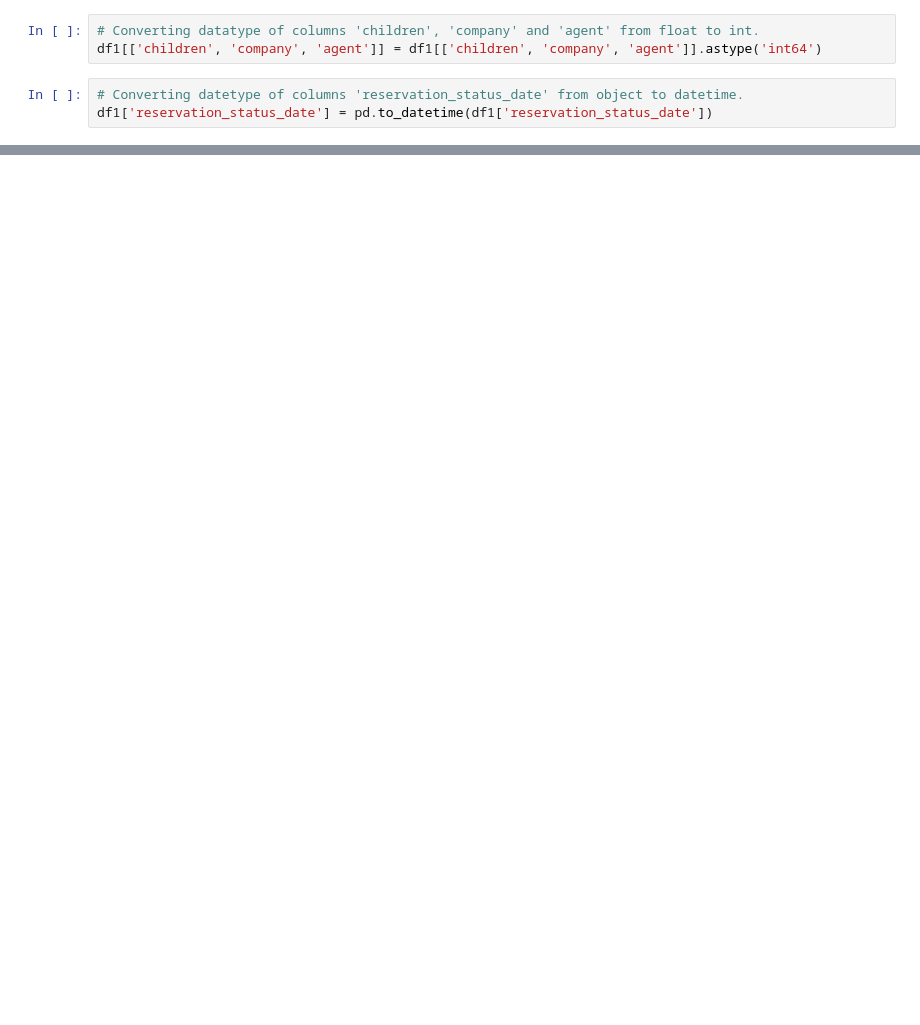
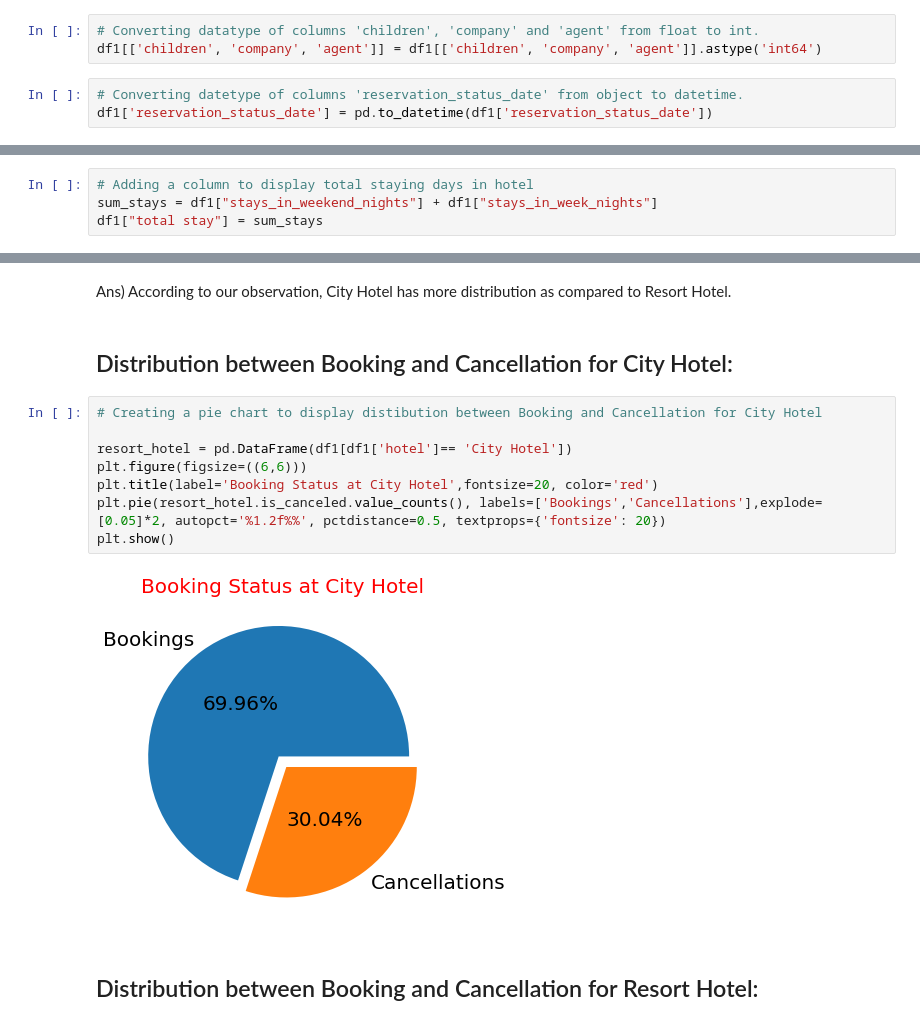
Before and after one commit to Keshaw9516/Hotel_Booking_Analysis_EDA, a Jupyter notebook: Hotel_Booking_Analysis_Capstone_Project.ipynb, the cells around one changed output, grey strips where cells are left out. Cells and saved outputs as stored; diff of their text form; blank space fills up the shorter version.

```diff
--- a/Hotel_Booking_Analysis_Capstone_Project.ipynb
+++ b/Hotel_Booking_Analysis_Capstone_Project.ipynb
@@ -454,0 +319,4 @@ plt.show()
+# %%
+# Adding a column to display total staying days in hotel
+sum_stays = df1["stays_in_weekend_nights"] + df1["stays_in_week_nights"]
+df1["total stay"] = sum_stays
@@ -454,0 +339,16 @@ plt.show()
+# %% [markdown]
+Ans) According to our observation, City Hotel has more distribution as compared to Resort Hotel.
+# %% [markdown]
+## Distribution between Booking and Cancellation for City Hotel:
+# %%
+# Creating a pie chart to display distibution between Booking and Cancellation for City Hotel
+
+resort_hotel = pd.DataFrame(df1[df1['hotel']== 'City Hotel'])
+plt.figure(figsize=((6,6)))
+plt.title(label='Booking Status at City Hotel',fontsize=20, color='red')
+plt.pie(resort_hotel.is_canceled.value_counts(), labels=['Bookings','Cancellations'],explode=[0.05]*2, autopct='%1.2f%%', pctdistance=0.5, textprops={'fontsize': 20})
+plt.show()
+# %% [output]
+[figure, added]
+# %% [markdown]
+## Distribution between Booking and Cancellation for Resort Hotel:
```
Also changed, not shown: parts of 170 cells of this notebook.
